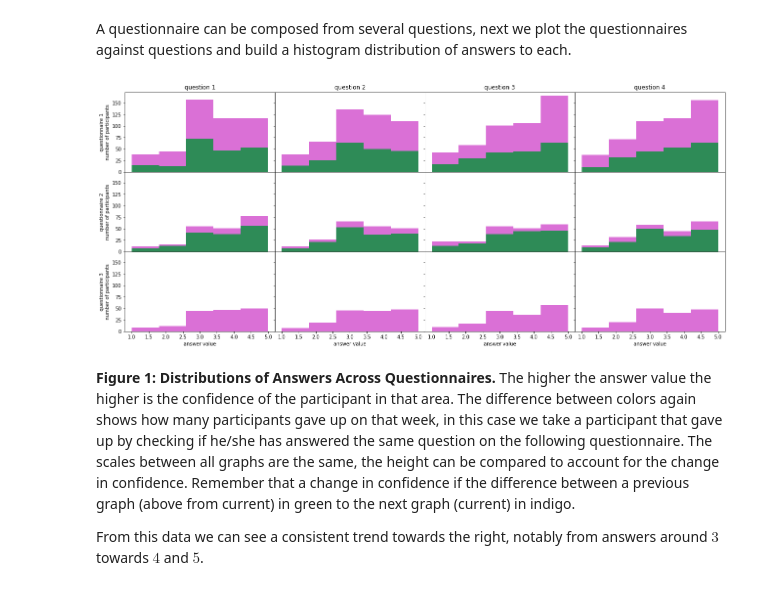
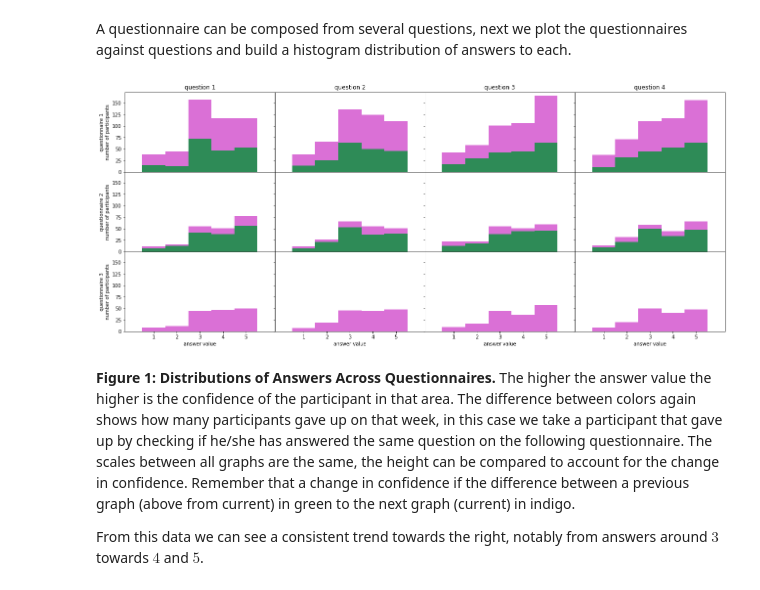
Before and after one commit to grochmal/mooc-stats, a Jupyter notebook: edraak/mooc-confidence-edraak.ipynb, the cells around one changed output. Cells and saved outputs as stored; diff of their text form; code cells hidden in the pictures.

```diff
--- a/edraak/mooc-confidence-edraak.ipynb
+++ b/edraak/mooc-confidence-edraak.ipynb
@@ -431,32 +431,37 @@ and build a histogram distribution of answers to each.
 # %%
 bins = int(response.response.max())
 n_steps = len(all_steps)
 n_questions = max(map(lambda x: len(x.question.unique()), all_steps))
 fig, axs = plt.subplots(n_steps, n_questions, sharex=True, sharey=True, figsize=(22, n_steps*3))
 
 for i in range(n_steps):
     for j in range(n_questions):
         this_step = all_steps[i]
         this_step = this_step[this_step.question == j + 1]
         next_step = all_steps[i+1] if i+1 < len(all_steps) else None
         ax = axs[i, j]
-        ax.hist(this_step.response, bins=bins, color='orchid')
+        _, edges, _ = ax.hist(this_step.response, bins=bins, color='orchid')
         if next_step is not None:
             next_step = next_step[['participant_id', 'question']]
             next_step = next_step[next_step.question == j + 1].copy()
             next_step.rename(columns={'question': 'next_week_question'}, inplace=True)
             qtmp = pd.merge(this_step, next_step, on='participant_id', how='inner')
             ax.hist(qtmp.response, bins=bins, color='seagreen')
         if j == 0:
             ax.set_ylabel(f'questionnaire {i+1}\nnumber of participants')
         if i == 0:
             ax.set_title(f'question {j+1}')
         if i+1 == n_steps:
+            middles = (edges[:-1] + edges[1:]) / 2
+            ticks = np.array(list(range(bins))) + 1
+            ax.set_xticks(middles)
+            ax.set_xticklabels(ticks)
+            ax.set_xlim(middles[0]-1, middles[-1]+1)
             ax.set_xlabel(f'answer value')
 
 plt.subplots_adjust(hspace=0, wspace=0)
 # %% [output]
-[figure, old version]
+[figure, new version]
 # %% [markdown]
 **Figure 1: Distributions of Answers Across Questionnaires.**
 The higher the answer value the higher is the confidence of the participant in that area.
```
Also changed, not shown: parts of 9 cells of this notebook, 1 other file.
